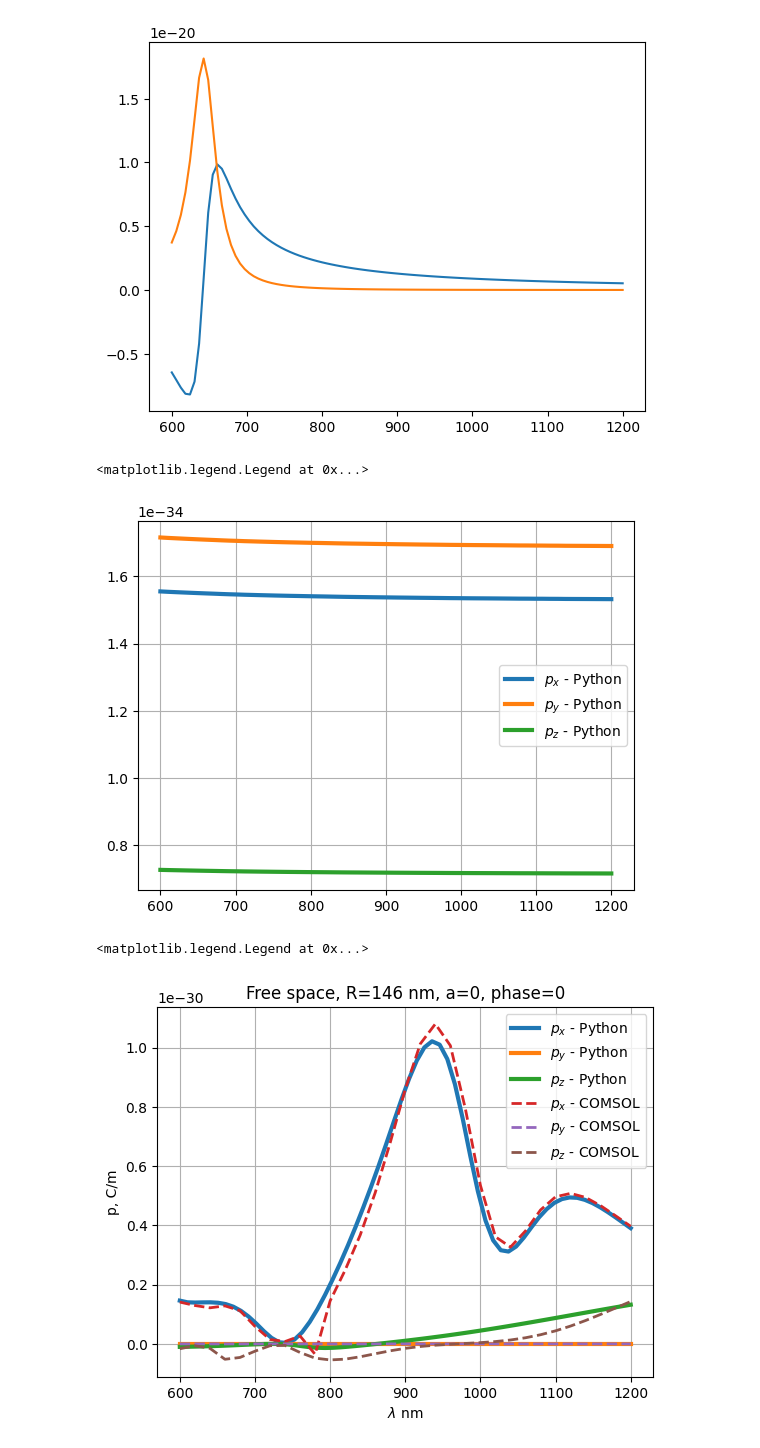
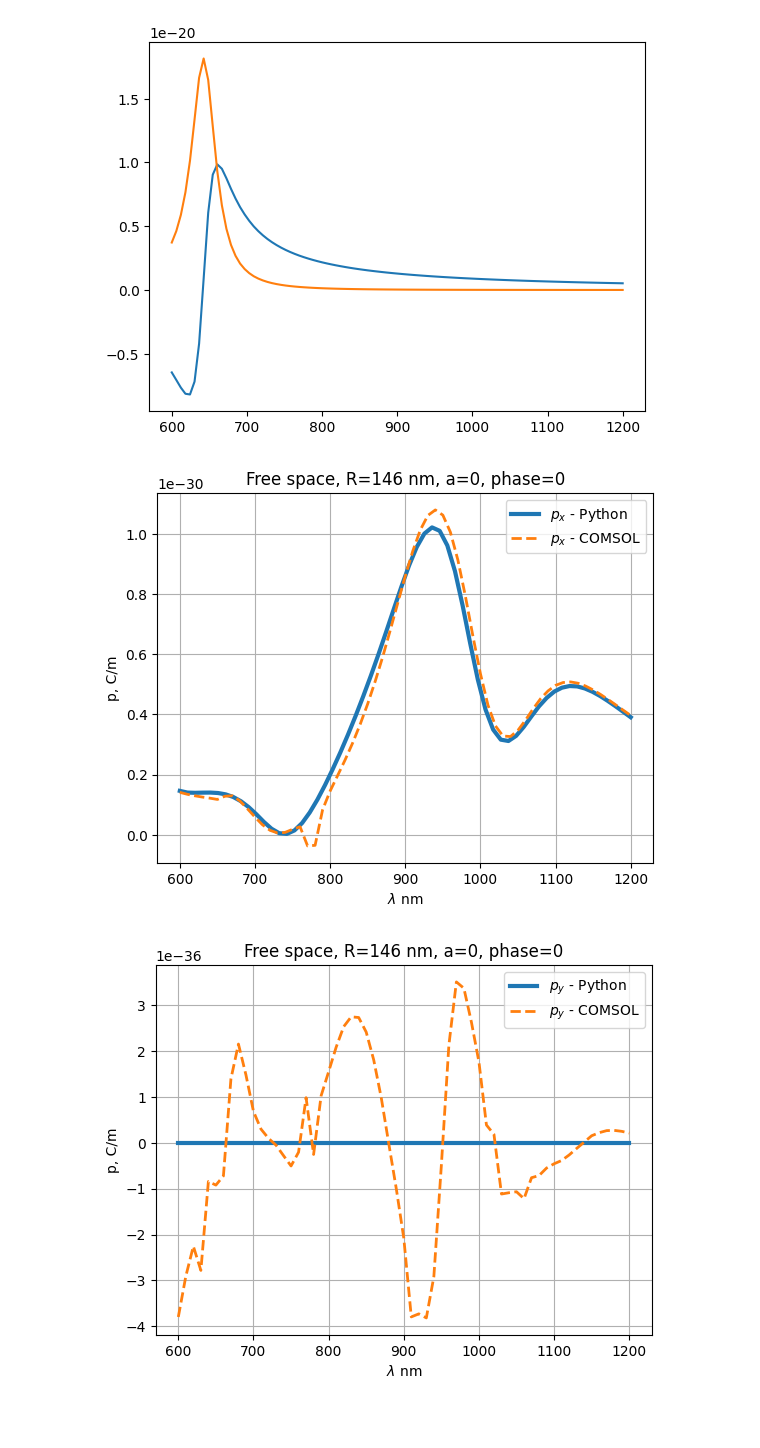
Before and after one commit to semyonbo/SPP_ANALYTICAL, a Jupyter notebook: plot.ipynb, the cells around one changed output. Cells and saved outputs as stored; diff of their text form; code cells hidden in the pictures; blank space fills up the shorter version.

```diff
--- a/plot.ipynb
+++ b/plot.ipynb
@@ -9,7 +9,7 @@ eps_Au = frenel.get_interpolate('Au')
 eps_Si = frenel.get_interpolate('Si')
 
 wavelength_nm = 800  # [nm]
-STOP = 40
+STOP = 45
 R = 146
 dist = 20
 point = [0,0,dist+R]
@@ -104,30 +114,38 @@ plt.plot(wls, np.imag(alpha_v2)[:,1])
 # %% [output]
 [<matplotlib.lines.Line2D at 0x...>]
 [figure]
-# %%
-plt.plot(wl, np.real(Px), label='$p_x$ - Python', lw=3)
-plt.plot(wl, np.real(Py), label='$p_y$ - Python', lw=3)
-plt.plot(wl, np.real(Pz), label ='$p_z$ - Python', lw=3)
-plt.grid()
-
-plt.legend()
-# %% [output]
-<matplotlib.legend.Legend at 0x...>
-[figure, removed]
 # %%
-dipoles = np.loadtxt('comsol\\p sub 146 TM.txt', skiprows=8, delimiter=',')
+dipoles = np.loadtxt('comsol/p sub 146 TM.txt', skiprows=8, delimiter=',')
 # %%
 plt.plot(wl, np.real(Px), label='$p_x$ - Python', lw=3)
+plt.plot(dipoles[:,0], dipoles[:,1], label='$p_x$ - COMSOL', linestyle='dashed', lw=2)
+plt.grid()
+#plt.xlim(700,840)
+plt.title('Free space, R=146 nm, a=0, phase=0')
+plt.xlabel('$\\lambda$ nm')
+plt.ylabel('p, C/m')
+plt.legend()
+plt.show()
+
+
 plt.plot(wl, np.real(Py), label='$p_y$ - Python', lw=3)
+plt.plot(dipoles[:,0], dipoles[:,2], label='$p_y$ - COMSOL', linestyle='dashed', lw=2)
+plt.grid()
+plt.title('Free space, R=146 nm, a=0, phase=0')
+plt.xlabel('$\\lambda$ nm')
+plt.ylabel('p, C/m')
+plt.legend()
+plt.show()
+
+
 plt.plot(wl, np.real(Pz), label ='$p_z$ - Python', lw=3)
-plt.plot(dipoles[:,0], dipoles[:,1], label='$p_x$ - COMSOL', linestyle='dashed', lw=2)
-plt.plot(dipoles[:,0], dipoles[:,2], label='$p_y$ - COMSOL', linestyle='dashed', lw=2)
 plt.plot(dipoles[:,0], dipoles[:,3], label='$p_z$ - COMSOL', linestyle='dashed', lw=2)
 plt.grid()
 plt.title('Free space, R=146 nm, a=0, phase=0')
 plt.xlabel('$\\lambda$ nm')
 plt.ylabel('p, C/m')
 plt.legend()
+plt.show()
 # %% [output]
-<matplotlib.legend.Legend at 0x...>
-[figure, old version]
+[figure, new version]
+[figure, added]
```
Also changed, not shown: parts of 11 cells of this notebook, 8 other files.
